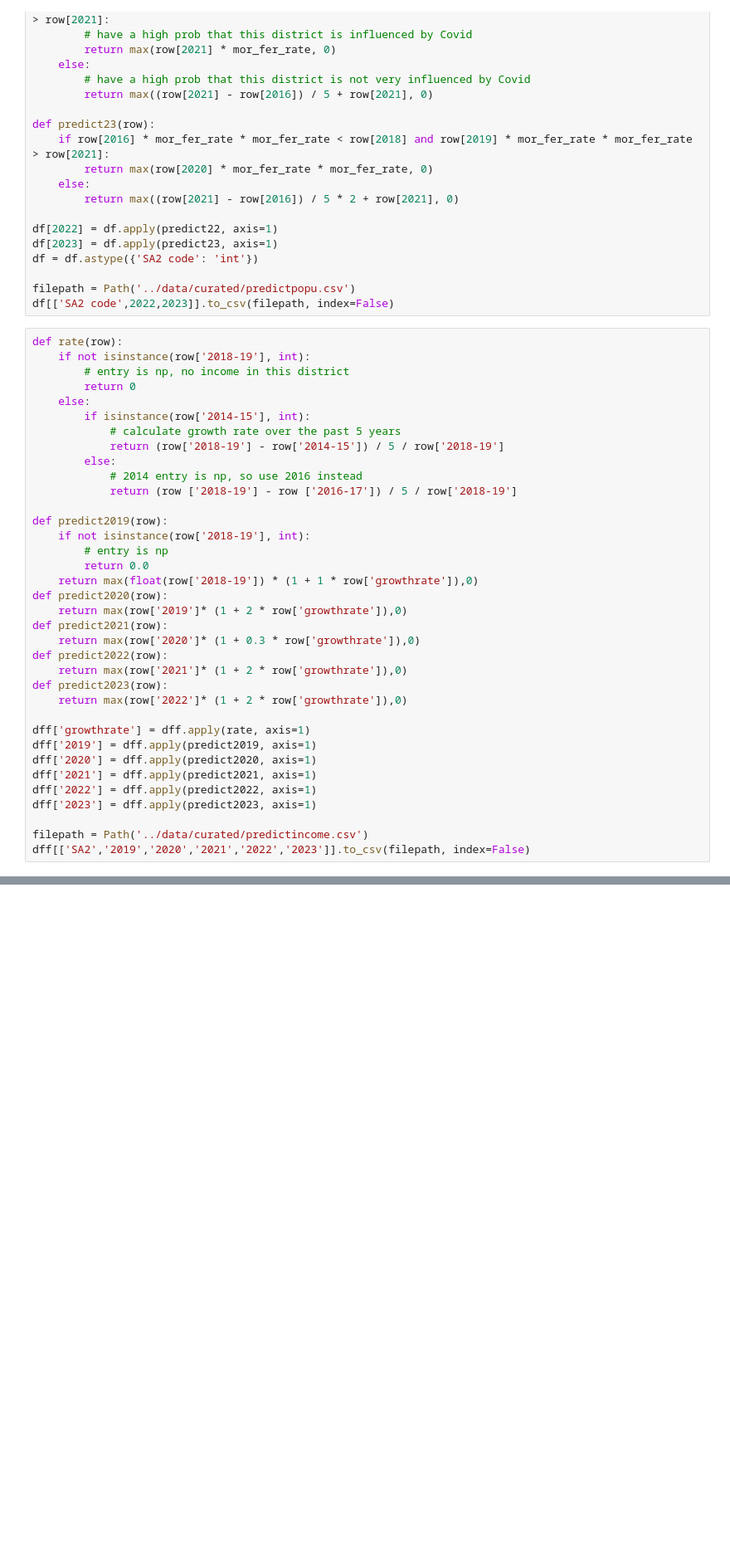
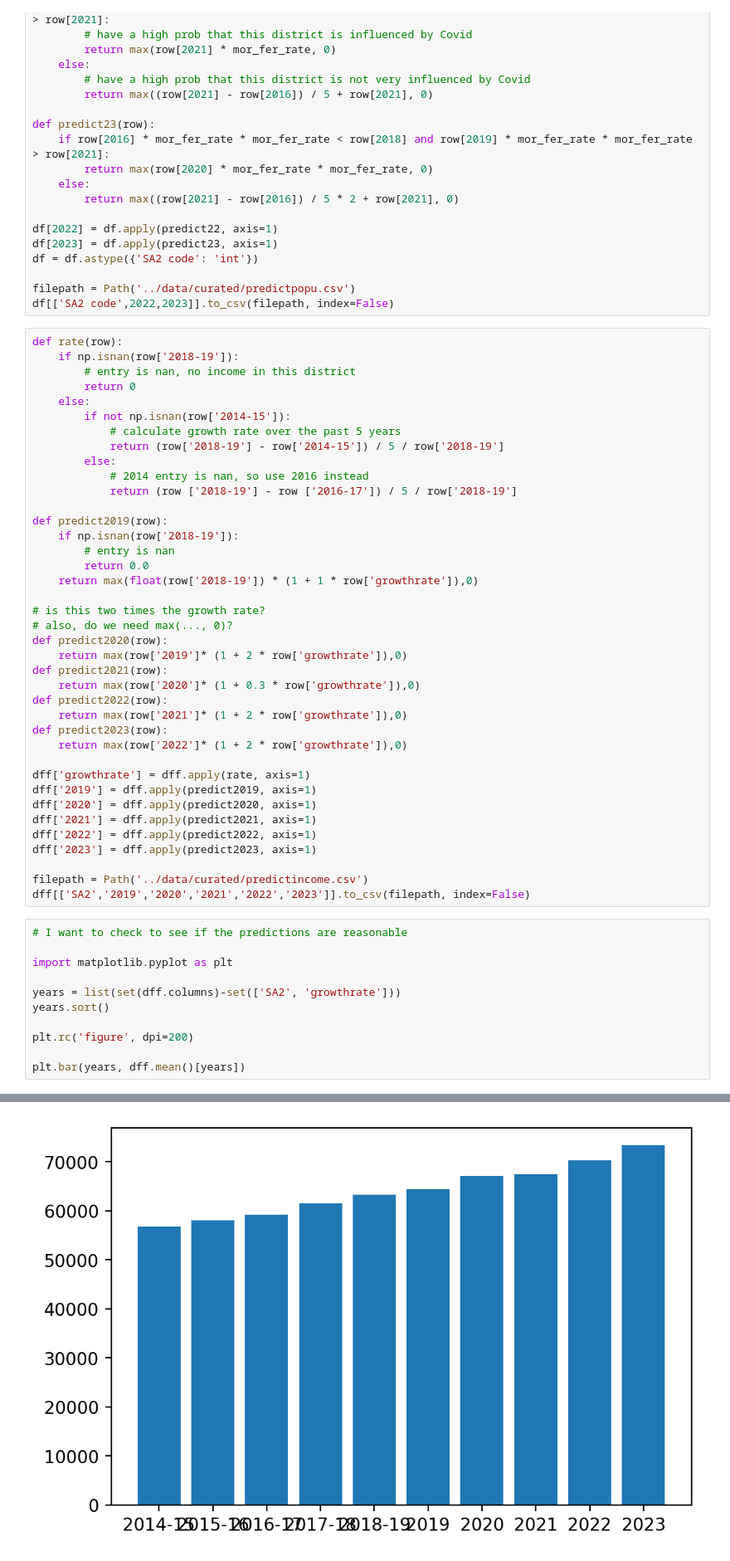
Before and after one commit to MAST30034-Applied-Data-Science/generic-real-estate-consulting-project-group-21, a Jupyter notebook: notebooks/popu_incomepredict.ipynb, the cells around one changed output, grey strips where cells are left out. Shown at 83% size. Saved outputs shown, nothing was run; the diff lists cells and outputs as text; blank space fills up the shorter version.

Commit message:
avoid repeat downloading data, plotted predictions

```diff
--- a/notebooks/popu_incomepredict.ipynb
+++ b/notebooks/popu_incomepredict.ipynb
@@ -47,22 +57,25 @@ filepath = Path('../data/curated/predictpopu.csv')
 df[['SA2 code',2022,2023]].to_csv(filepath, index=False)
 # %%
 def rate(row):
-    if not isinstance(row['2018-19'], int):
-        # entry is np, no income in this district
+    if np.isnan(row['2018-19']):
+        # entry is nan, no income in this district
         return 0
     else:
-        if isinstance(row['2014-15'], int):
+        if not np.isnan(row['2014-15']):
             # calculate growth rate over the past 5 years
             return (row['2018-19'] - row['2014-15']) / 5 / row['2018-19']
         else:
-            # 2014 entry is np, so use 2016 instead
+            # 2014 entry is nan, so use 2016 instead
             return (row ['2018-19'] - row ['2016-17']) / 5 / row['2018-19']
 
 def predict2019(row):
-    if not isinstance(row['2018-19'], int):
-        # entry is np
+    if np.isnan(row['2018-19']):
+        # entry is nan
         return 0.0
     return max(float(row['2018-19']) * (1 + 1 * row['growthrate']),0)
+
+# is this two times the growth rate?
+# also, do we need max(..., 0)?
 def predict2020(row):
     return max(row['2019']* (1 + 2 * row['growthrate']),0)
 def predict2021(row):
@@ -81,3 +94,15 @@ dff['2023'] = dff.apply(predict2023, axis=1)
 
 filepath = Path('../data/curated/predictincome.csv')
 dff[['SA2','2019','2020','2021','2022','2023']].to_csv(filepath, index=False)
+# %%
+# I want to check to see if the predictions are reasonable
+
+import matplotlib.pyplot as plt
+
+years = list(set(dff.columns)-set(['SA2', 'growthrate']))
+years.sort()
+
+plt.rc('figure', dpi=200)
+
+plt.bar(years, dff.mean()[years])
+# %% [output]
@@ -83,0 +110 @@ dff[['SA2','2019','2020','2021','2022','2023']].to_csv(filepath, index=False)
+[figure, added]
```
Also changed, not shown: parts of 3 cells of this notebook.
